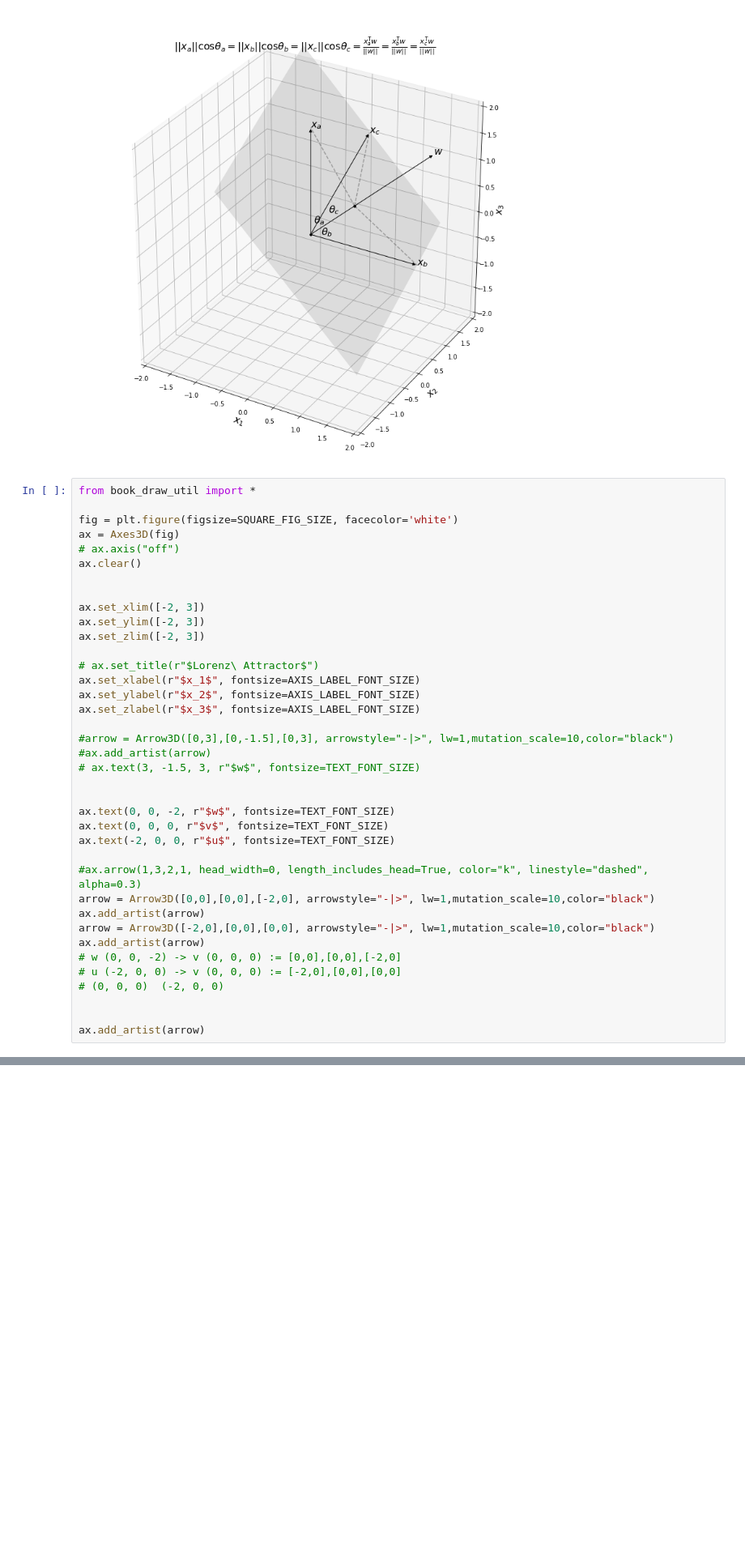
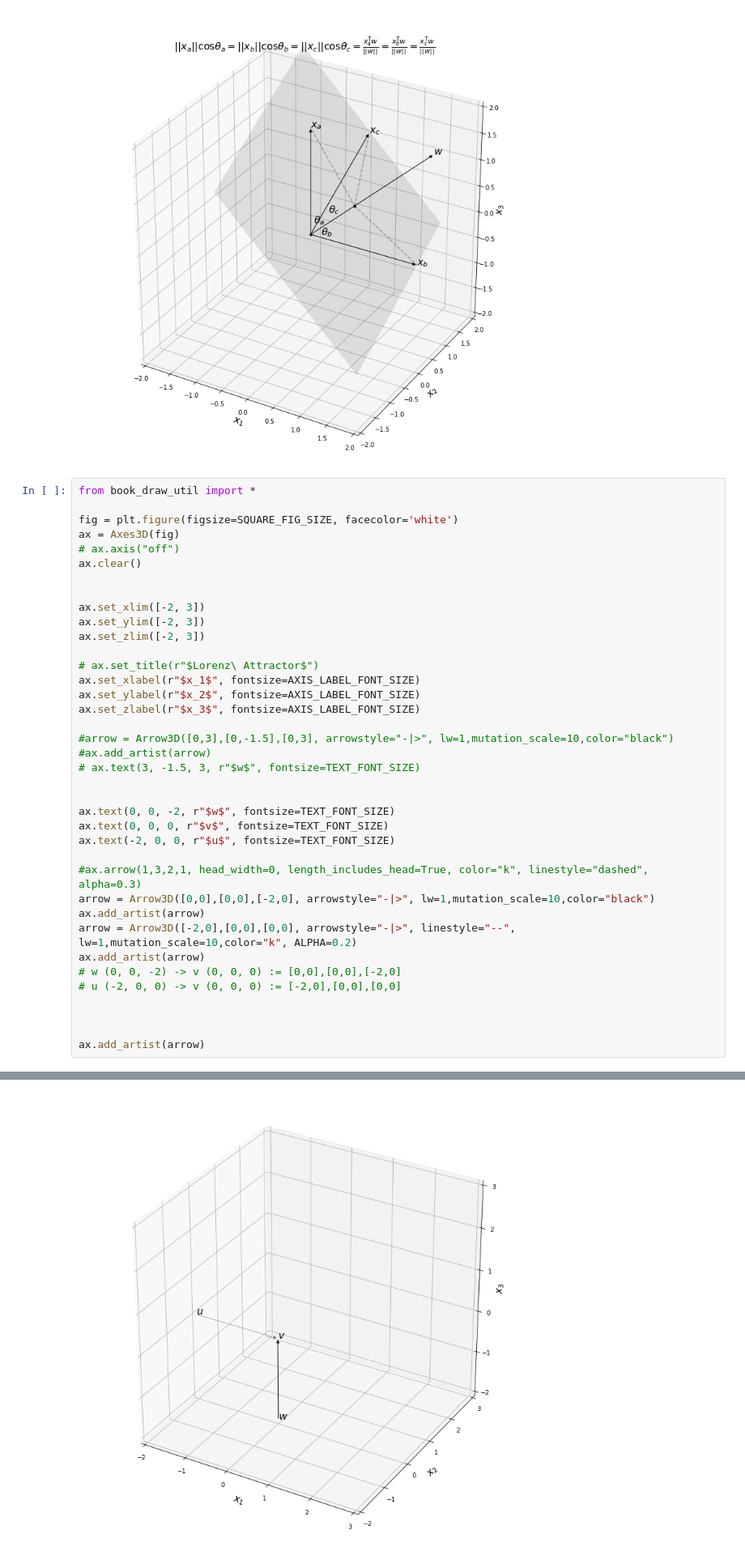
Before and after one commit to dlxj/doc, a Jupyter notebook: lang/programming/python/Plot a plane based on a normal vector and a point in Matlab or matplotlib.ipynb, the cells around one changed output, grey strips where cells are left out. Shown at 81% size. Saved outputs shown, nothing was run; the diff lists cells and outputs as text; blank space fills up the shorter version.

```diff
--- a/lang/programming/python/Plot a plane based on a normal vector and a point in Matlab or matplotlib.ipynb
+++ b/lang/programming/python/Plot a plane based on a normal vector and a point in Matlab or matplotlib.ipynb
@@ -264,11 +264,11 @@ ax.text(-2, 0, 0, r"$u$", fontsize=TEXT_FONT_SIZE)
 #ax.arrow(1,3,2,1, head_width=0, length_includes_head=True, color="k", linestyle="dashed", alpha=0.3)
 arrow = Arrow3D([0,0],[0,0],[-2,0], arrowstyle="-|>", lw=1,mutation_scale=10,color="black")
 ax.add_artist(arrow)
-arrow = Arrow3D([-2,0],[0,0],[0,0], arrowstyle="-|>", lw=1,mutation_scale=10,color="black")
+arrow = Arrow3D([-2,0],[0,0],[0,0], arrowstyle="-|>", linestyle="--", lw=1,mutation_scale=10,color="k", ALPHA=0.2)
 ax.add_artist(arrow)
 # w (0, 0, -2) -> v (0, 0, 0) := [0,0],[0,0],[-2,0]
 # u (-2, 0, 0) -> v (0, 0, 0) := [-2,0],[0,0],[0,0]
-# (0, 0, 0)  (-2, 0, 0)
+
 
 
 ax.add_artist(arrow)
@@ -277,3 +277,4 @@ SyntaxError: invalid syntax (<ipython-input-19-54629c4b576c>, line 31)
+[figure, added]
 # %%
 from book_draw_util import *
 
```
Also changed, not shown: parts of 1 cell of this notebook, 1 other file.
